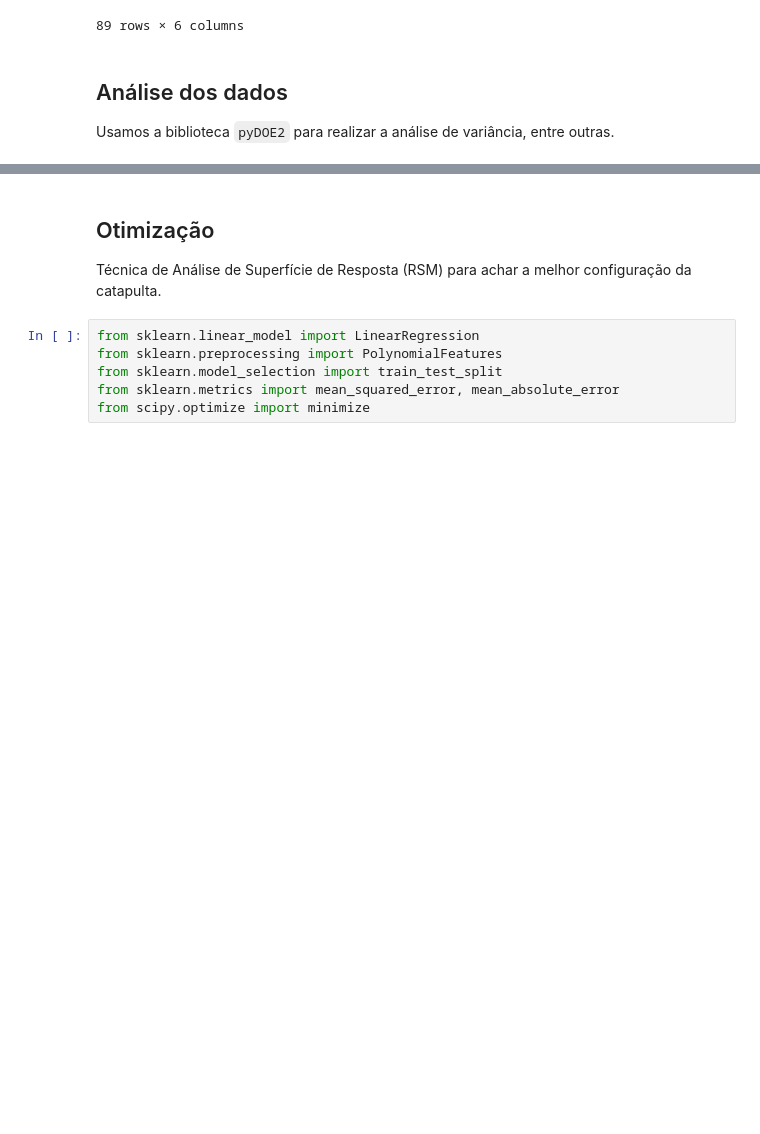
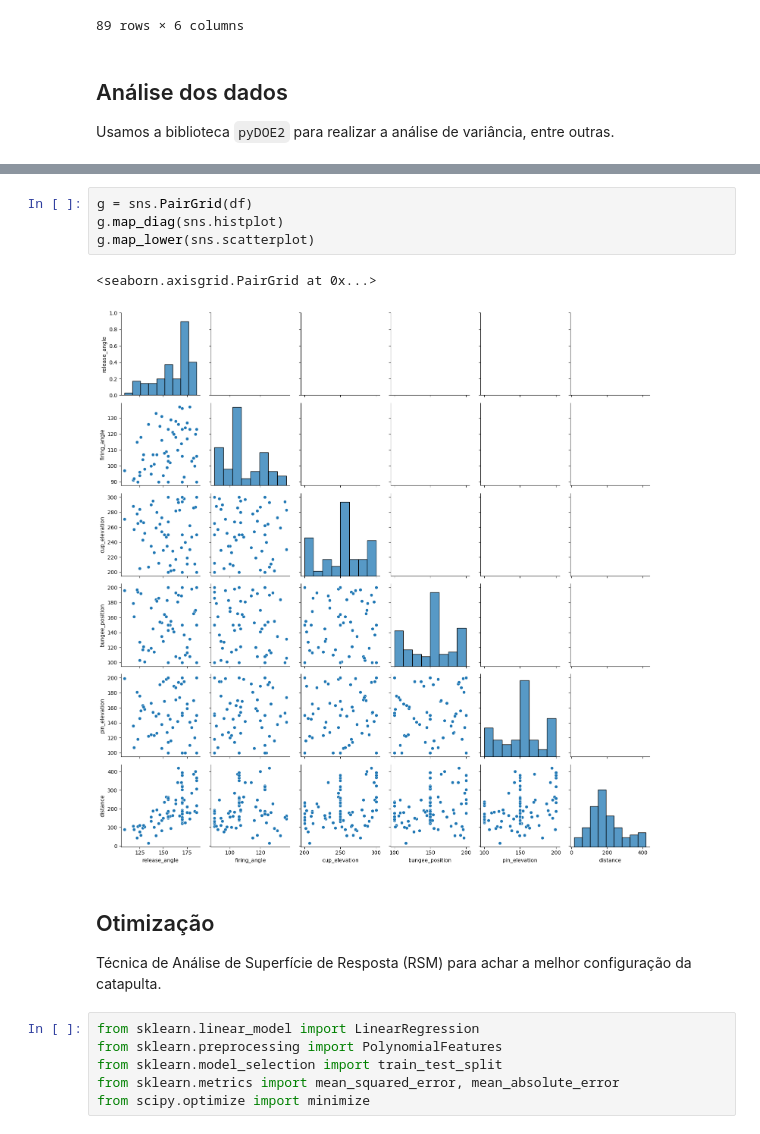
Before and after one commit to jv-porto/projeto-design-experimentos, a Jupyter notebook: notebooks/projeto.ipynb, the cells around one changed output, grey strips where cells are left out. Cells and saved outputs as stored; diff of their text form; blank space fills up the shorter version.

```diff
--- a/notebooks/projeto.ipynb
+++ b/notebooks/projeto.ipynb
@@ -54,3 +74,10 @@ Usamos a biblioteca `pyDOE2` para realizar a análise de variância, entre outra
+# %%
+g = sns.PairGrid(df)
+g.map_diag(sns.histplot)
+g.map_lower(sns.scatterplot)
+# %% [output]
+<seaborn.axisgrid.PairGrid at 0x...>
+[figure, added]
 # %% [markdown]
 ## Otimização
 Técnica de Análise de Superfície de Resposta (RSM) para achar a melhor configuração da catapulta.
```
Also changed, not shown: parts of 6 cells of this notebook, 1 other file.
